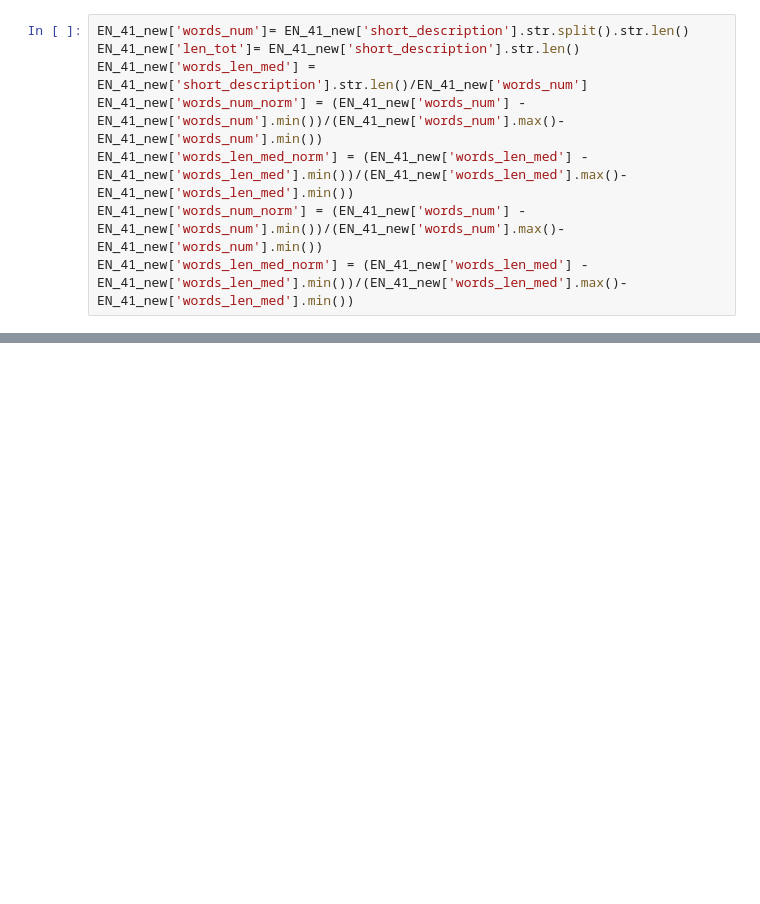
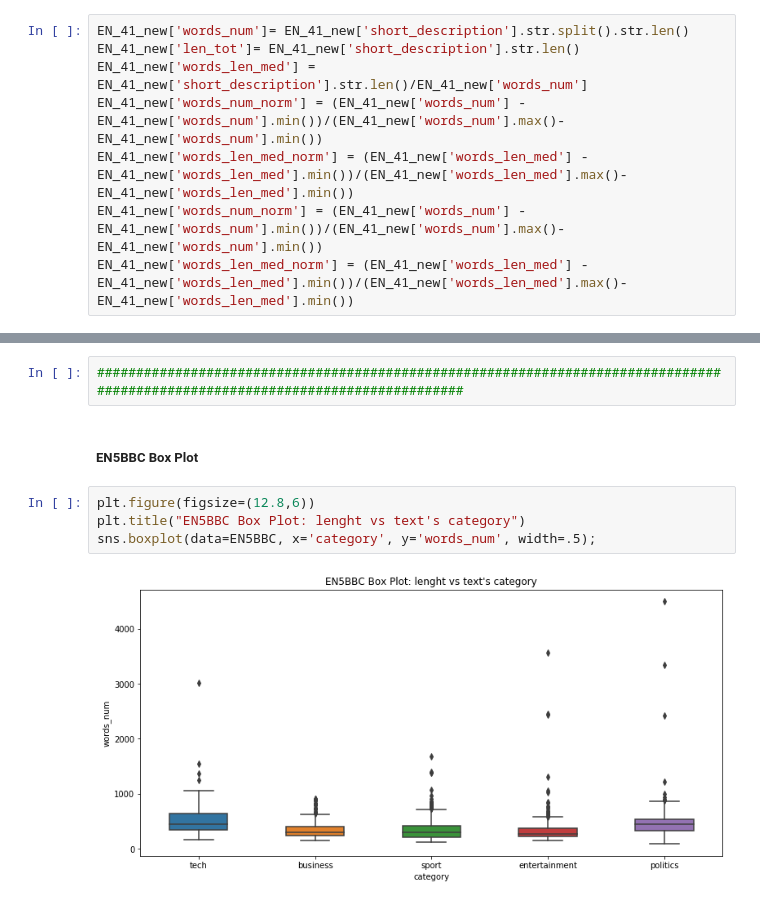
Before and after one commit to gennsev/tclass, a Jupyter notebook: Text Datasets/database_analysis_engineering.ipynb, the cells around one changed output, grey strips where cells are left out. Cells and saved outputs as stored; diff of their text form; blank space fills up the shorter version.

```diff
--- a/Text Datasets/database_analysis_engineering.ipynb
+++ b/Text Datasets/database_analysis_engineering.ipynb
@@ -239,3 +246,13 @@ EN_41_new.head()
 | 2 | ENTERTAINMENT | Hugh Grant Marries For The First ... | The actor and his longtime girlfr... | 15 | 87 | 5.800000 | 0.061728 | ... |
 | 3 | ENTERTAINMENT | Jim Carrey Blasts 'Castrato' Adam... | The actor gives Dems an ass-kicki... | 14 | 86 | 6.142857 | 0.057613 | ... |
 | 4 | ENTERTAINMENT | Julianna Margulies Uses Donald Tr... | The "Dietland" actress said using... | 13 | 87 | 6.692308 | 0.053498 | ... |
+# %%
+###############################################################################################################################
+# %% [markdown]
+##### EN5BBC Box Plot
+# %%
+plt.figure(figsize=(12.8,6))
+plt.title("EN5BBC Box Plot: lenght vs text's category")
+sns.boxplot(data=EN5BBC, x='category', y='words_num', width=.5);
+# %% [output]
+[figure, added]
```
Also changed, not shown: parts of 27 cells of this notebook.
